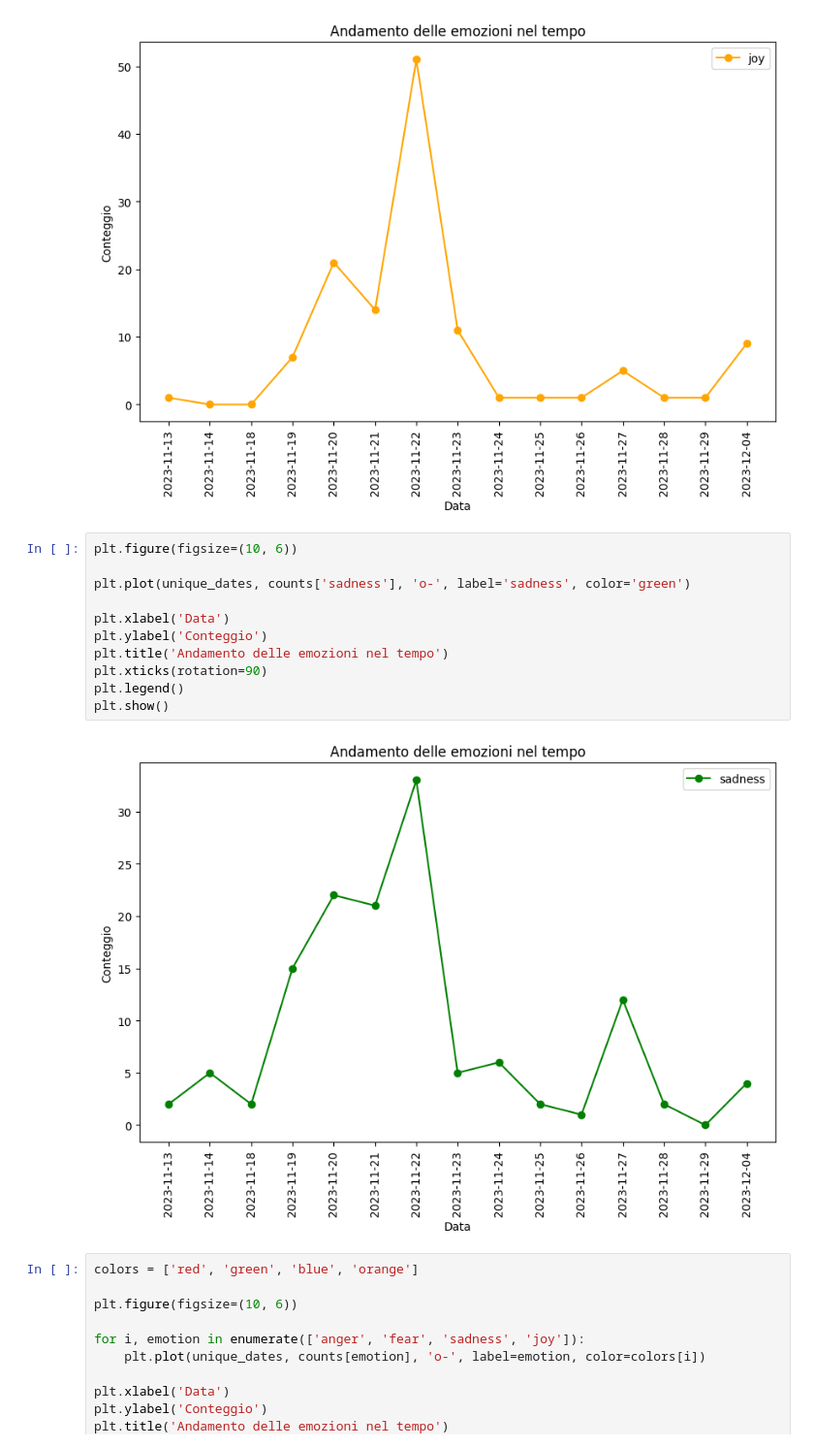
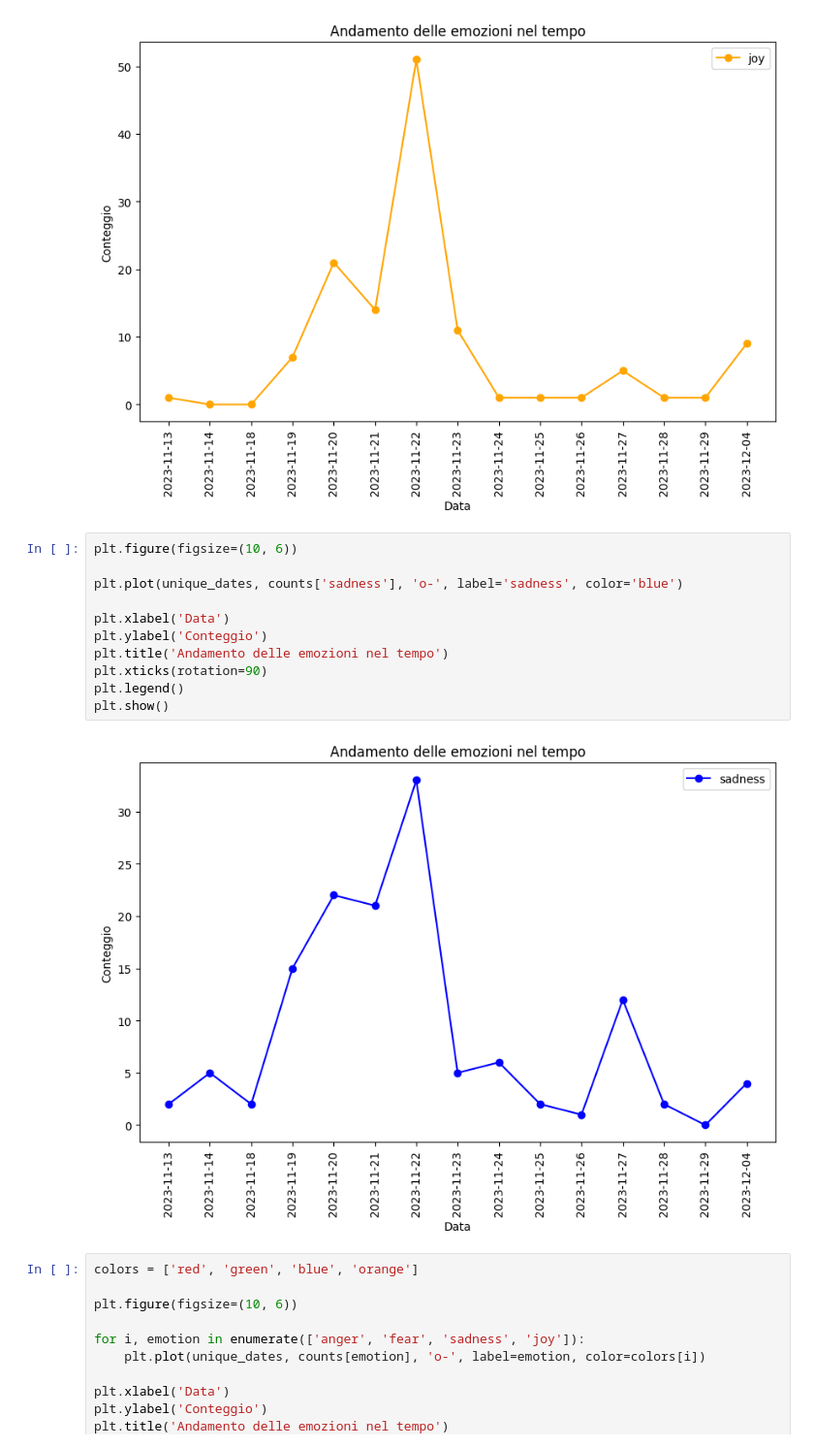
Before and after one commit to DarioDeMaio/Sentiment_Analysis_Reddit, a Jupyter notebook: results.ipynb, the cells around one changed output. Shown at 97% size. Cells and saved outputs as stored; diff of their text form.

```diff
--- a/results.ipynb
+++ b/results.ipynb
@@ -85,16 +85,16 @@ plt.show()
 # %%
 plt.figure(figsize=(10, 6))
 
-plt.plot(unique_dates, counts['sadness'], 'o-', label='sadness', color='green')
+plt.plot(unique_dates, counts['sadness'], 'o-', label='sadness', color='blue')
 
 plt.xlabel('Data')
 plt.ylabel('Conteggio')
 plt.title('Andamento delle emozioni nel tempo')
 plt.xticks(rotation=90)
 plt.legend()
 plt.show()
 # %% [output]
-[figure, old version]
+[figure, new version]
 # %%
 colors = ['red', 'green', 'blue', 'orange']
 
```
Also changed, not shown: 1 other file.
